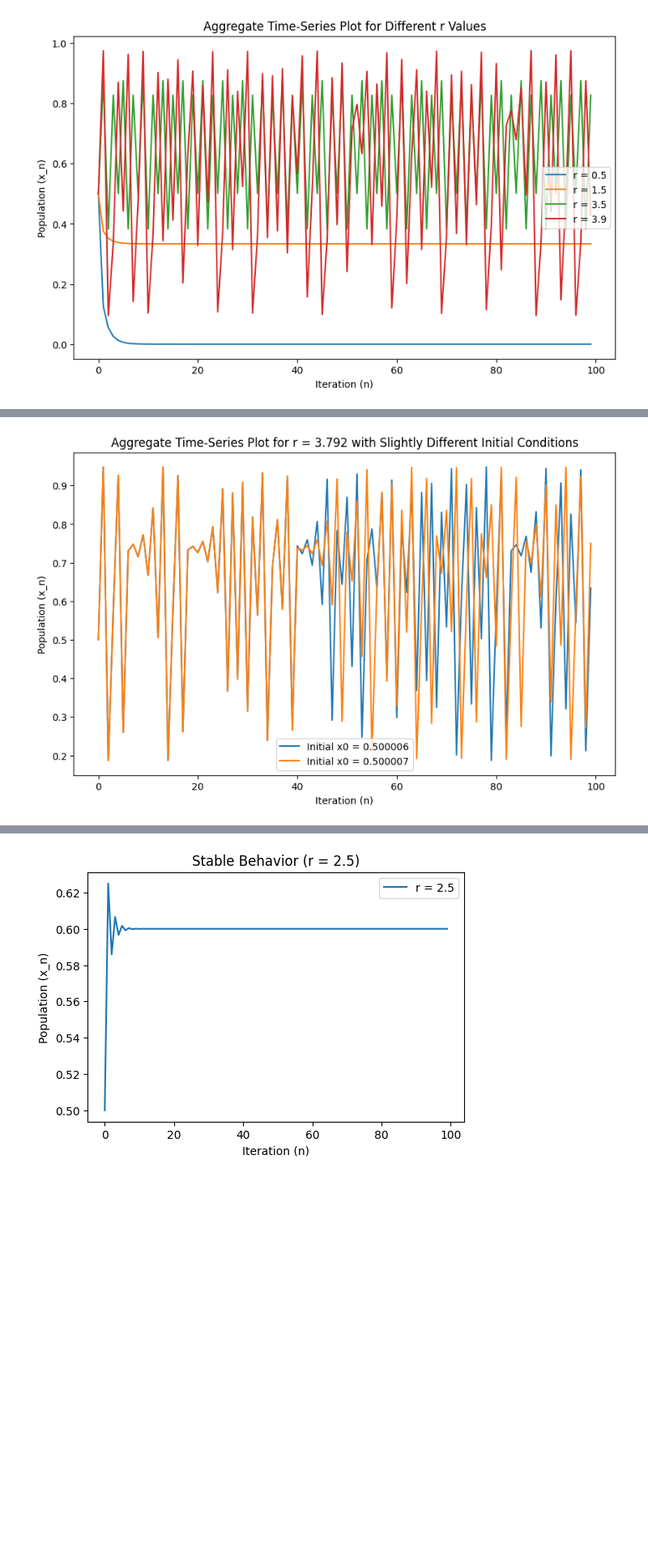
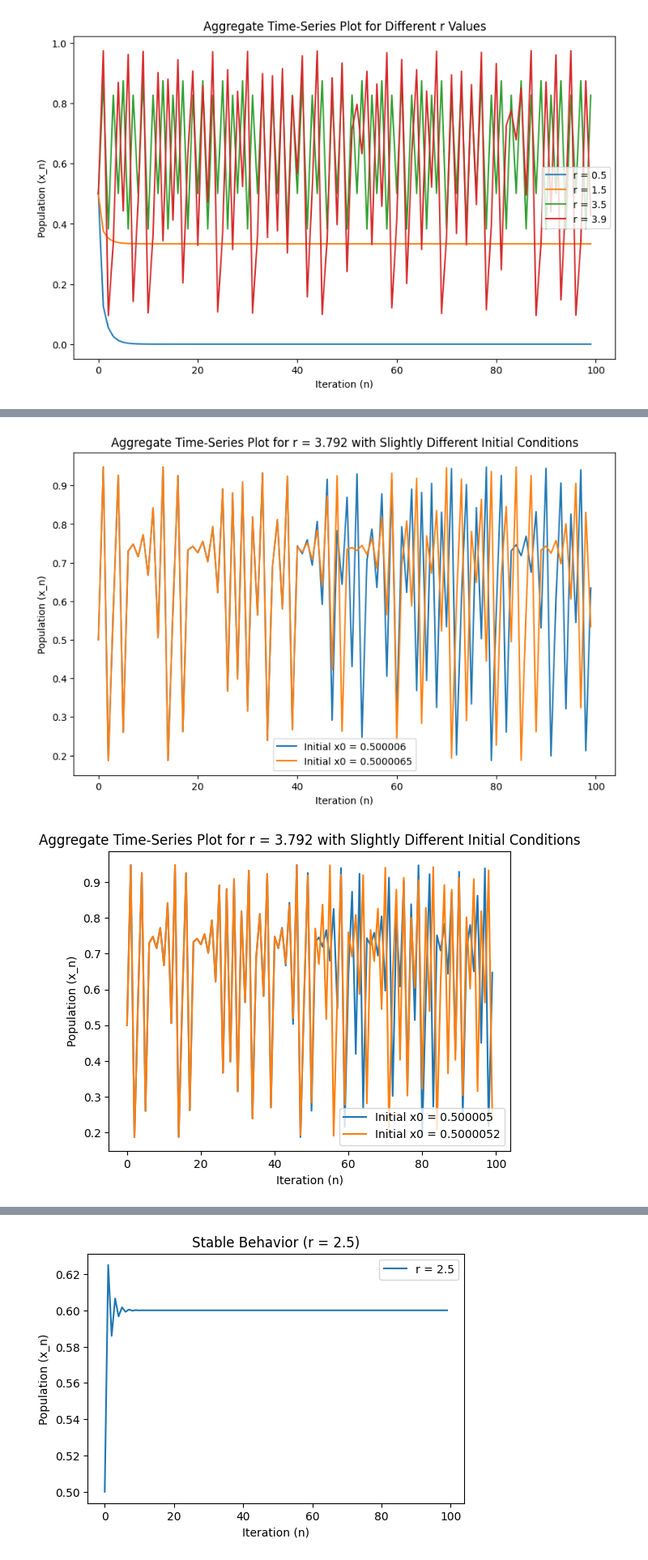
Before and after one commit to Dd1235/Experiment-2-Chaos, a Jupyter notebook: main.ipynb, the cells around one changed output, grey strips where cells are left out. Shown at 81% size. Cells and saved outputs as stored; diff of their text form; code cells hidden in the pictures; blank space fills up the shorter version.

```diff
--- a/main.ipynb
+++ b/main.ipynb
@@ -50,7 +50,7 @@ def logistic_map(r, x0, n=100):
         # (1-x[i-1]) is the limiting factor
     return x
 # %%
-r_values = [0.5, 0.7, 1, 1.5, 2.5, 3.0, 3.5, 3.57, 3.7, 3.9, 4]
+r_values = [0.5, 0.7, 1, 1.5, 2.5, 3.0, 3.5, 3.57, 3.7, 3.9, 4, 4.02]
 n_iterations = 100
 x0_base = 0.5  # base initial condition
 # %%
@@ -97,17 +98,19 @@ r = 3.792
 x0 = 0.500006  # based on roll number 006
 x0_variation = 0.500007  # a small change in initial condition
 
-initial_conditions = [0.500006, 0.500007]  # Slightly different initial conditions
-
+# initial_conditions = [0.500006, 0.5000065]  # Slightly different initial conditions
+# dedeepya, gourav, aditya, parv, mathew
+initial_conditions_arr = [[0.500006, 0.5000065], [0.500005, 0.5000052], [0.500114, 0.5001142], [0.500514, 0.5005147], [0.500008, 0.5000089], [0.500009, 0.5000092]]
 # Separate plots for each initial condition
-for x0 in initial_conditions:
-    x_values = logistic_map(r, x0, n_iterations)
-    plt.figure(figsize=(6, 4))
-    plt.plot(range(n_iterations), x_values, label=f'Initial x0 = {x0}')
-    plt.xlabel("Iteration (n)")
-    plt.ylabel("Population (x_n)")
-    plt.title(f"Time-Series Plot for r = {r} with Initial x0 = {x0}")
-    plt.legend()
-    plt.show()
+for initial_conditions in initial_conditions_arr:
+    for x0 in initial_conditions:
+        x_values = logistic_map(r, x0, n_iterations)
+        plt.figure(figsize=(6, 4))
+        plt.plot(range(n_iterations), x_values, label=f'Initial x0 = {x0}')
+        plt.xlabel("Iteration (n)")
+        plt.ylabel("Population (x_n)")
+        plt.title(f"Time-Series Plot for r = {r} with Initial x0 = {x0}")
+        plt.legend()
+        plt.show()
 # %% [output]
 [figure]
@@ -115,12 +128,14 @@ for x0 in initial_conditions:
 # %%
 plt.figure(figsize=(10, 6))
-for x0 in initial_conditions:
-    x_values = logistic_map(r, x0, n_iterations)
-    plt.plot(range(n_iterations), x_values, label=f'Initial x0 = {x0}')
-plt.xlabel("Iteration (n)")
-plt.ylabel("Population (x_n)")
-plt.title(f"Aggregate Time-Series Plot for r = {r} with Slightly Different Initial Conditions")
-plt.legend()
-plt.show()
+for initial_conditions in initial_conditions_arr:
+    for x0 in initial_conditions:
+        x_values = logistic_map(r, x0, n_iterations)
+        plt.plot(range(n_iterations), x_values, label=f'Initial x0 = {x0}')
+    plt.xlabel("Iteration (n)")
+    plt.ylabel("Population (x_n)")
+    plt.title(f"Aggregate Time-Series Plot for r = {r} with Slightly Different Initial Conditions")
+    plt.legend()
+    plt.show()
 # %% [output]
-[figure, old version]
+[figure, new version]
+[figure, added]
```
Also changed, not shown: parts of 7 cells of this notebook, 1 other file.
